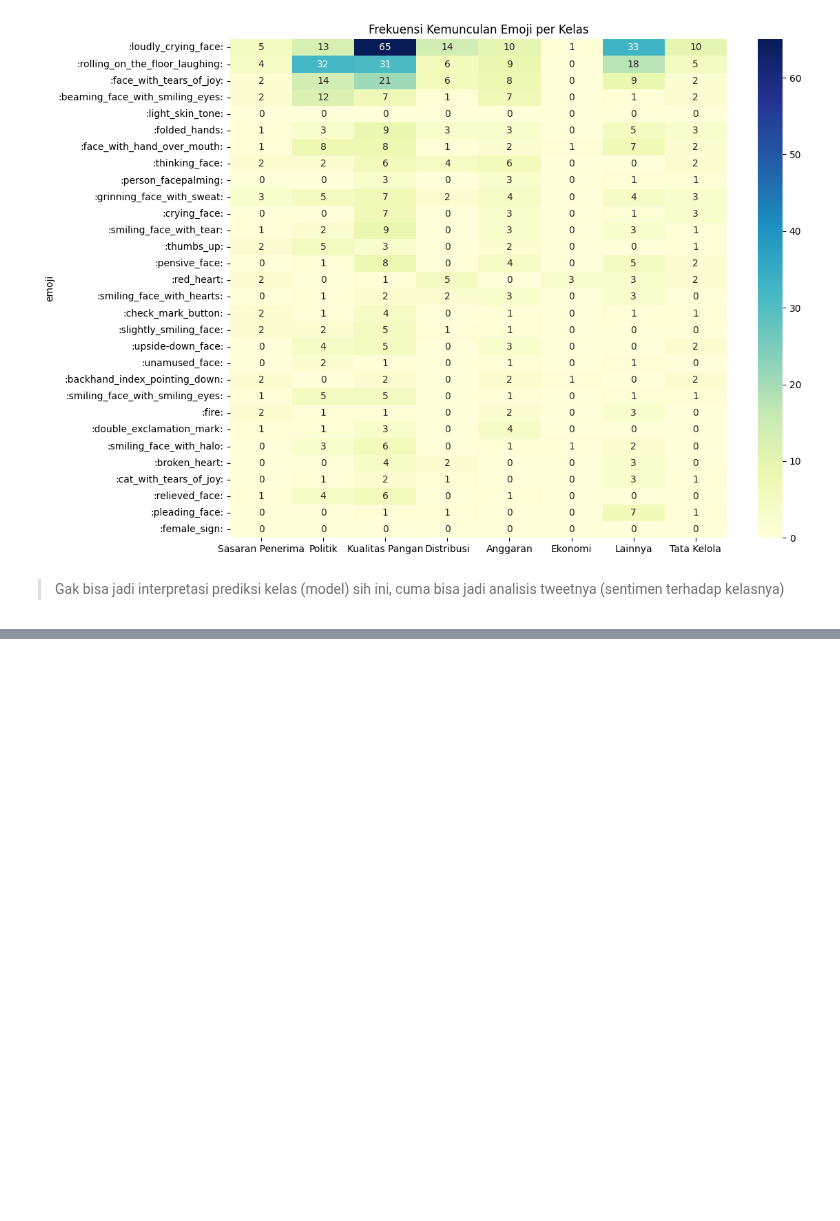
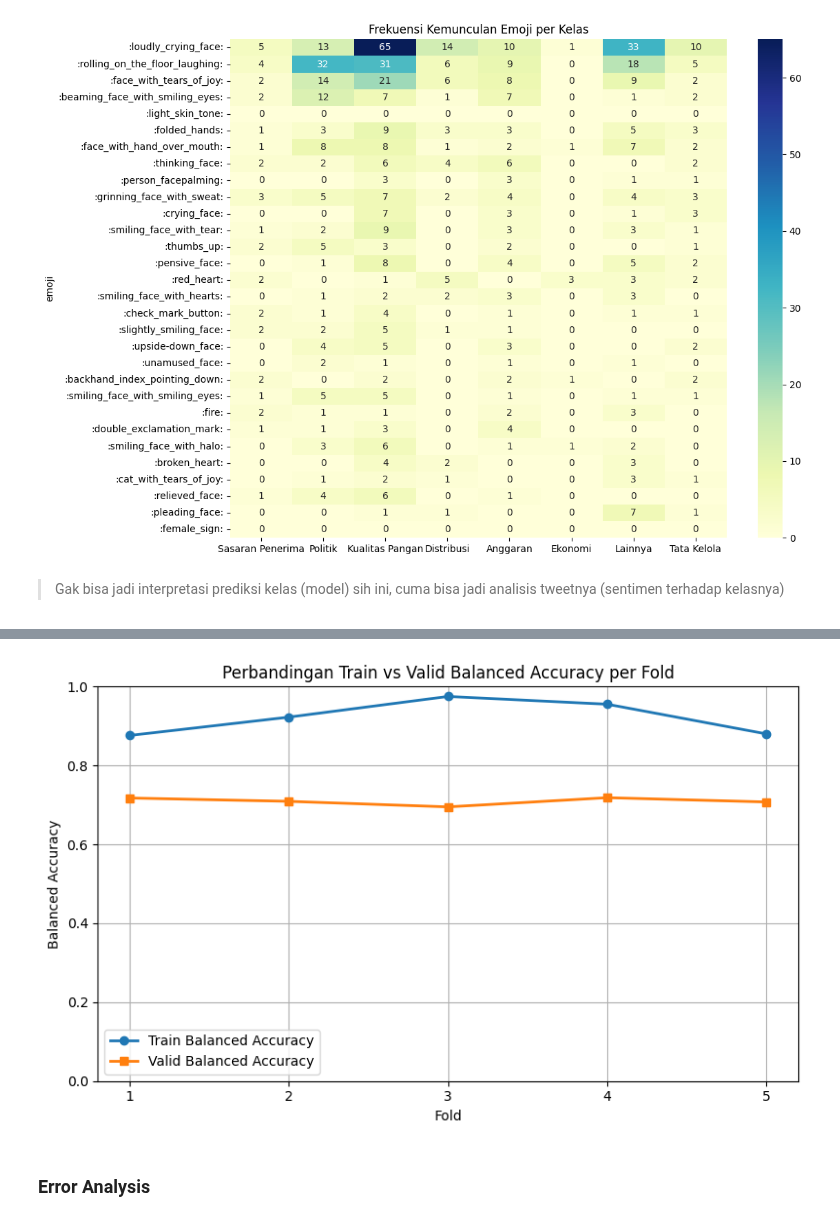
Before and after one commit to AndreMasalle/BDC_2026, a Jupyter notebook: case1.ipynb, the cells around one changed output, grey strips where cells are left out. Saved outputs shown, nothing was run; the diff lists cells and outputs as text; code cells hidden in the pictures; blank space fills up the shorter version.

```diff
--- a/case1.ipynb
+++ b/case1.ipynb
@@ -295,0 +720,31 @@ df_heat = plot_emoji_heatmap(train, top_global=30, kolom='full_text')
+# %%
+train_scores = []
+val_scores = []
+all_val_indices = []
+all_val_preds = []
+all_val_labels = []
+
+for fold, (train_idx, val_idx) in enumerate(skf.split(X_aug, y_aug)):
+    train_acc, val_acc = train_one_fold(fold, train_idx, val_idx, X_aug, y_aug)
+    train_scores.append(train_acc)
+    val_scores.append(val_acc)
+    all_val_indices.extend(val_idx)
+    model = AutoModelForSequenceClassification.from_pretrained(f"./model_fold_{fold}")
+    model.to(device)
+    model.eval()
+
+    tokenizer = AutoTokenizer.from_pretrained('indolem/indobertweet-base-uncased')
+    val_dataset = TweetDataset(X_aug[val_idx], y_aug[val_idx], tokenizer)
+
+    preds = []
+    with torch.no_grad():
+        for batch in torch.utils.data.DataLoader(val_dataset, batch_size=64):
+            input_ids = batch['input_ids'].to(device)
+            attention_mask = batch['attention_mask'].to(device)
+            outputs = model(input_ids, attention_mask=attention_mask)
+            preds.extend(np.argmax(outputs.logits.cpu().numpy(), axis=1))
+    all_val_preds.extend(preds)
+    all_val_labels.extend(y_aug[val_idx])
+
+print(f"\nRata-rata Train: {np.mean(train_scores):.4f} ± {np.std(train_scores):.4f}")
+print(f"Rata-rata Valid: {np.mean(val_scores):.4f} ± {np.std(val_scores):.4f}")
@@ -295,0 +811,18 @@ df_heat = plot_emoji_heatmap(train, top_global=30, kolom='full_text')
+# %%
+folds = range(1, 6)
+plt.figure(figsize=(8, 5))
+plt.plot(folds, train_scores, marker='o', linewidth=2, label='Train Balanced Accuracy')
+plt.plot(folds, val_scores, marker='s', linewidth=2, label='Valid Balanced Accuracy')
+plt.xlabel('Fold')
+plt.ylabel('Balanced Accuracy')
+plt.title('Perbandingan Train vs Valid Balanced Accuracy per Fold')
+plt.xticks(folds)
+plt.ylim(0.0, 1.0)
+plt.legend()
+plt.grid(True)
+plt.tight_layout()
+plt.show()
+# %% [output]
+[figure, added]
+# %% [markdown]
+### Error Analysis
```
Also changed, not shown: parts of 56 cells of this notebook, 1 other file.
